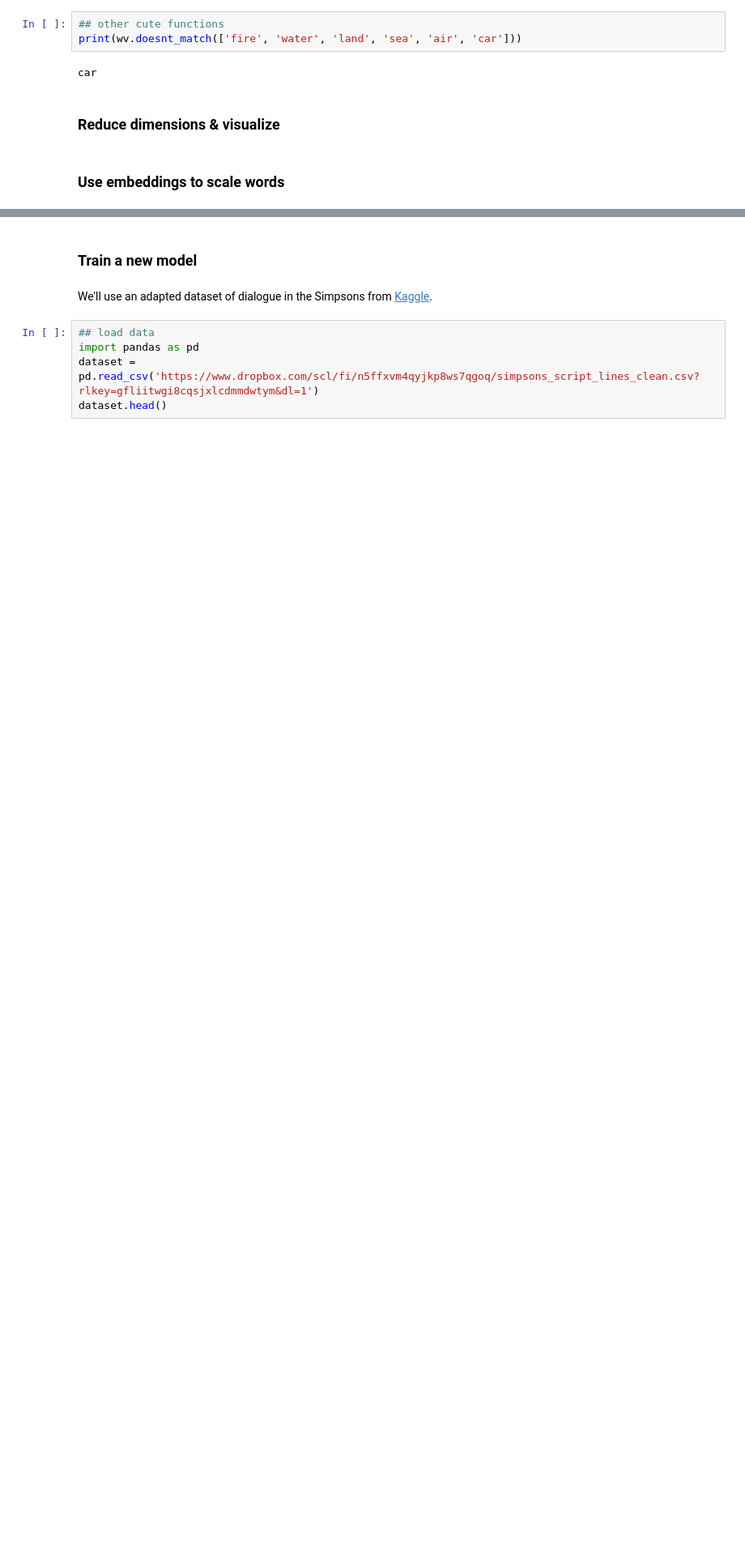
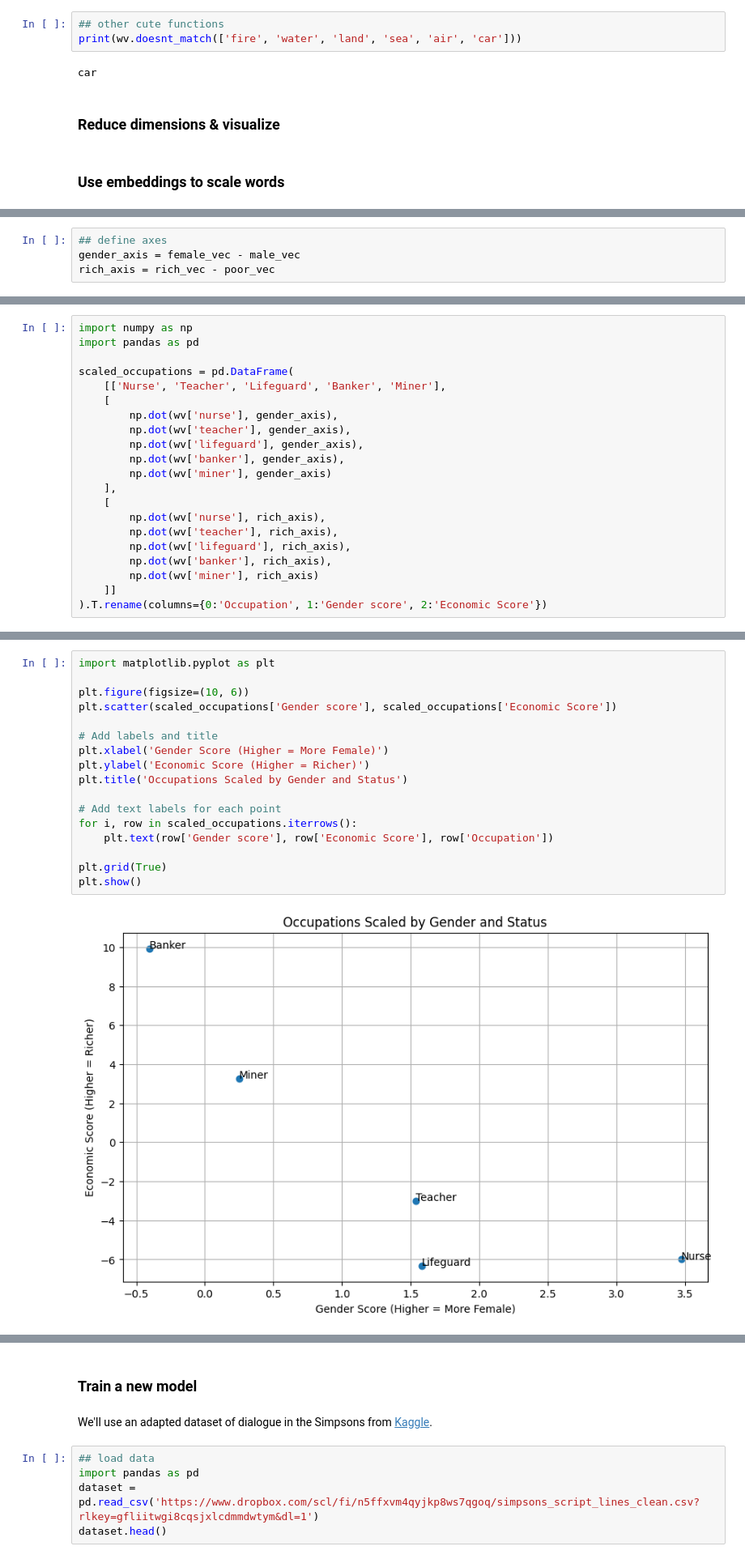
Before and after one commit to nicolaiberk/llm_ws, a Jupyter notebook: 02_embeddings.ipynb, the cells around one changed output, grey strips where cells are left out. Shown at 81% size. Saved outputs shown, nothing was run; the diff lists cells and outputs as text; blank space fills up the shorter version.

```diff
--- a/02_embeddings.ipynb
+++ b/02_embeddings.ipynb
@@ -111,0 +189,4 @@ miner_mf_cos # more male
+# %%
+## define axes
+gender_axis = female_vec - male_vec
+rich_axis = rich_vec - poor_vec
@@ -111,0 +198,21 @@ miner_mf_cos # more male
+# %%
+import numpy as np
+import pandas as pd
+
+scaled_occupations = pd.DataFrame(
+    [['Nurse', 'Teacher', 'Lifeguard', 'Banker', 'Miner'],
+    [
+        np.dot(wv['nurse'], gender_axis),
+        np.dot(wv['teacher'], gender_axis),
+        np.dot(wv['lifeguard'], gender_axis),
+        np.dot(wv['banker'], gender_axis),
+        np.dot(wv['miner'], gender_axis)
+    ],
+    [
+        np.dot(wv['nurse'], rich_axis),
+        np.dot(wv['teacher'], rich_axis),
+        np.dot(wv['lifeguard'], rich_axis),
+        np.dot(wv['banker'], rich_axis),
+        np.dot(wv['miner'], rich_axis)
+    ]]
+).T.rename(columns={0:'Occupation', 1:'Gender score', 2:'Economic Score'})
@@ -111,0 +228,19 @@ miner_mf_cos # more male
+# %%
+import matplotlib.pyplot as plt
+
+plt.figure(figsize=(10, 6))
+plt.scatter(scaled_occupations['Gender score'], scaled_occupations['Economic Score'])
+
+# Add labels and title
+plt.xlabel('Gender Score (Higher = More Female)')
+plt.ylabel('Economic Score (Higher = Richer)')
+plt.title('Occupations Scaled by Gender and Status')
+
+# Add text labels for each point
+for i, row in scaled_occupations.iterrows():
+    plt.text(row['Gender score'], row['Economic Score'], row['Occupation'])
+
+plt.grid(True)
+plt.show()
+# %% [output]
+[figure, added]
```
Also changed, not shown: parts of 23 cells of this notebook.
